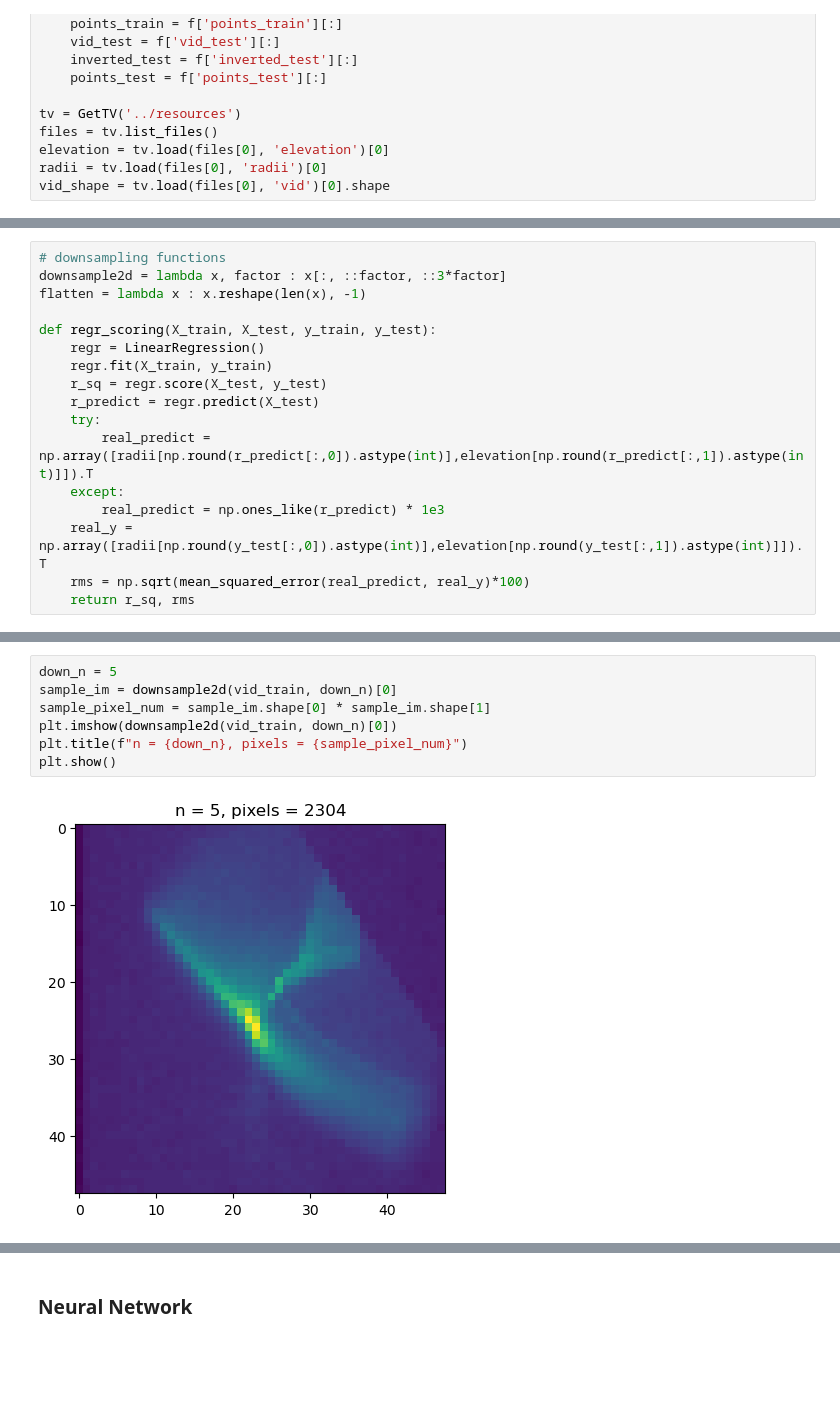
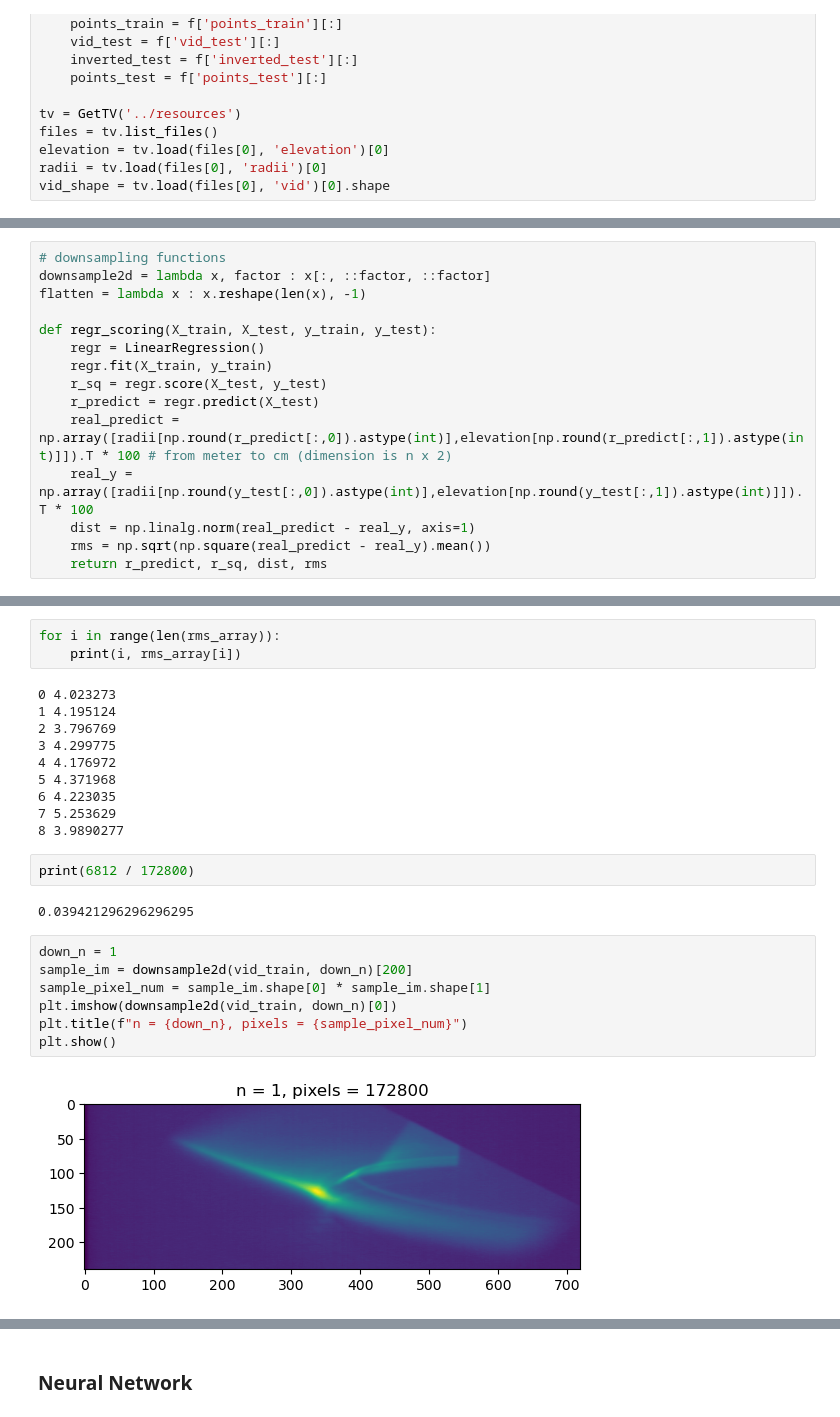
Before and after one commit to PlasmaControl/plasma-tv, a Jupyter notebook: get_coordinates/neural_tv.ipynb, the cells around one changed output, grey strips where cells are left out. Drawn from its saved outputs; the diff is of its cells as text; blank space fills up the shorter version.

```diff
--- a/get_coordinates/neural_tv.ipynb
+++ b/get_coordinates/neural_tv.ipynb
@@ -187,6 +181,6 @@ print(vid_train.shape)
 # %%
 # downsampling functions
-downsample2d = lambda x, factor : x[:, ::factor, ::3*factor]
+downsample2d = lambda x, factor : x[:, ::factor, ::factor]
 flatten = lambda x : x.reshape(len(x), -1)
 
 def regr_scoring(X_train, X_test, y_train, y_test):
@@ -194,11 +188,9 @@ def regr_scoring(X_train, X_test, y_train, y_test):
     regr.fit(X_train, y_train)
     r_sq = regr.score(X_test, y_test)
     r_predict = regr.predict(X_test)
-    try:
-        real_predict = np.array([radii[np.round(r_predict[:,0]).astype(int)],elevation[np.round(r_predict[:,1]).astype(int)]]).T
-    except:
-        real_predict = np.ones_like(r_predict) * 1e3
-    real_y = np.array([radii[np.round(y_test[:,0]).astype(int)],elevation[np.round(y_test[:,1]).astype(int)]]).T
-    rms = np.sqrt(mean_squared_error(real_predict, real_y)*100)
-    return r_sq, rms
+    real_predict = np.array([radii[np.round(r_predict[:,0]).astype(int)],elevation[np.round(r_predict[:,1]).astype(int)]]).T * 100 # from meter to cm (dimension is n x 2)
+    real_y = np.array([radii[np.round(y_test[:,0]).astype(int)],elevation[np.round(y_test[:,1]).astype(int)]]).T * 100
+    dist = np.linalg.norm(real_predict - real_y, axis=1)
+    rms = np.sqrt(np.square(real_predict - real_y).mean())
+    return r_predict, r_sq, dist, rms
 # %%
@@ -246,9 +248,26 @@ plt.show()
+# %%
+for i in range(len(rms_array)):
+    print(i, rms_array[i])
+# %% [output]
+0 4.023273
+1 4.195124
+2 3.796769
+3 4.299775
+4 4.176972
+5 4.371968
+6 4.223035
+7 5.253629
+8 3.9890277
+# %%
+print(6812 / 172800)
+# %% [output]
+0.039421296296296295
 # %%
-down_n = 5
-sample_im = downsample2d(vid_train, down_n)[0]
+down_n = 1
+sample_im = downsample2d(vid_train, down_n)[200]
 sample_pixel_num = sample_im.shape[0] * sample_im.shape[1]
 plt.imshow(downsample2d(vid_train, down_n)[0])
 plt.title(f"n = {down_n}, pixels = {sample_pixel_num}")
 plt.show()
 # %% [output]
-[figure, old version]
+[figure, new version]
```
Also changed, not shown: parts of 9 cells of this notebook, 24 other files.
